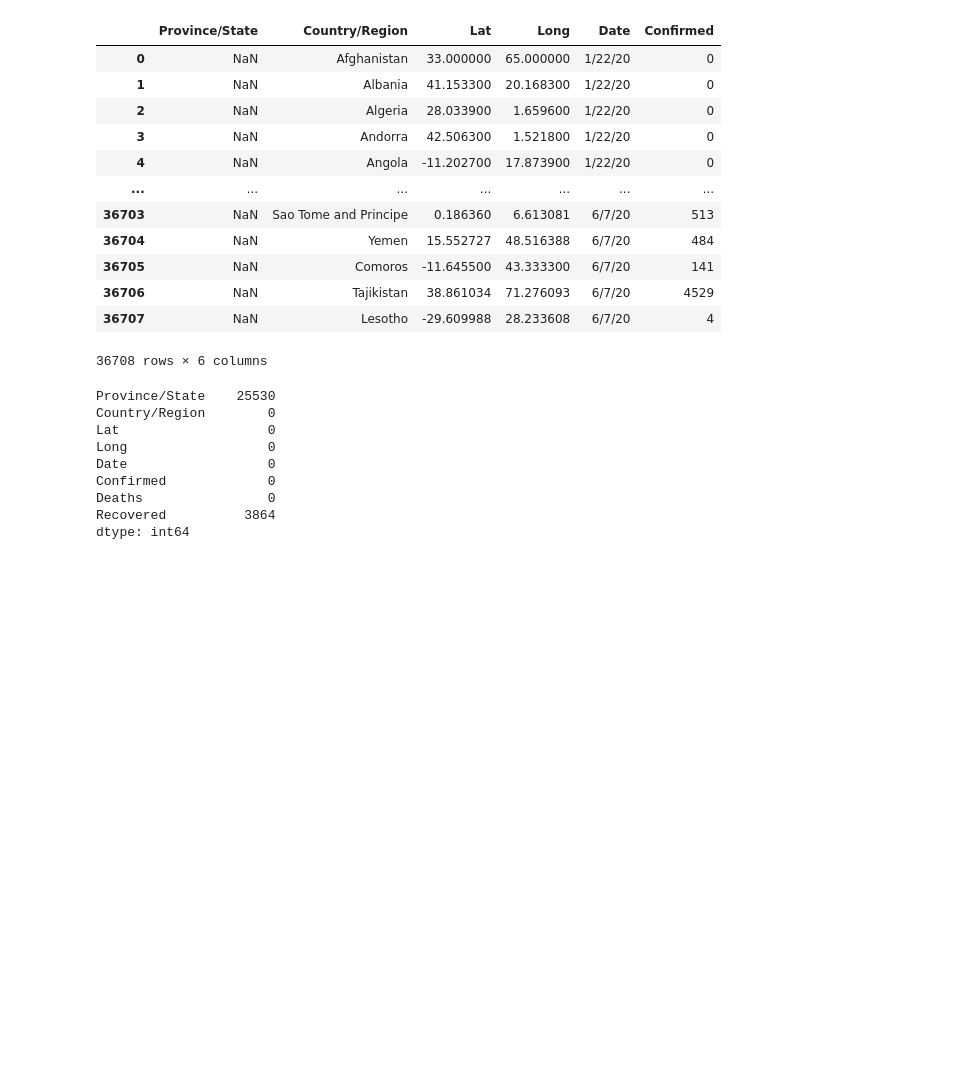
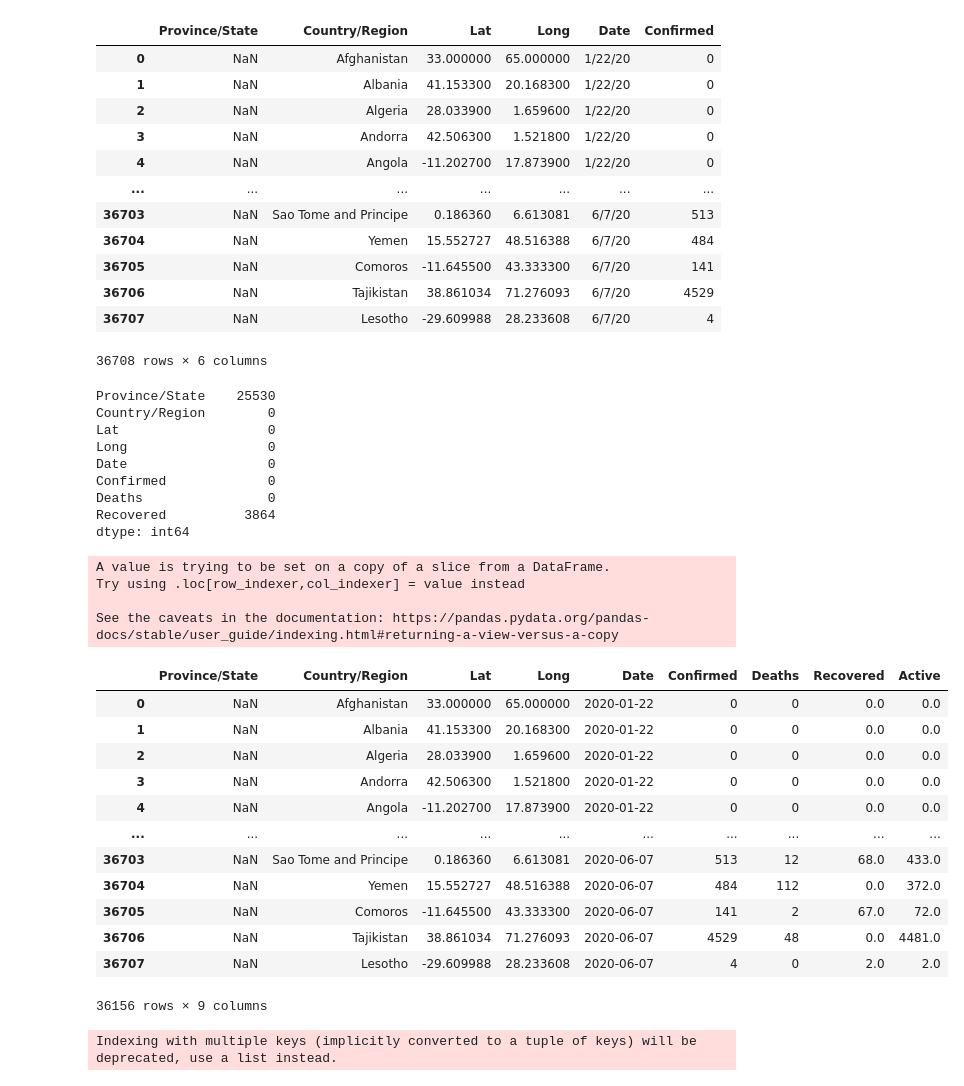
Before and after one commit to neilhsu70/DataAnalytics-Project-2, a Jupyter notebook: COVID-19.ipynb, the cells around one changed output. Drawn from its saved outputs; the diff is of its cells as text; code cells hidden in the pictures; blank space fills up the shorter version.

Commit message:
cleaned JH COVID data for figures

```diff
--- a/COVID-19.ipynb
+++ b/COVID-19.ipynb
@@ -216,3 +216,46 @@ Confirmed             0
 Deaths                0
 Recovered          3864
 dtype: int64
+# %%
+#many countries are reporting only country-wise data so Province/State NANs make sense
+#lots of NANs in recovered (replace with 0)
+full_table['Recovered'] = full_table['Recovered'].fillna(0)
+# %%
+#cruise ship corona vireus cases for Grand Princess, Diamond Princess and MS Zaandam
+#should probably be extracted
+ship_rows = full_table['Province/State'].str.contains('Grand Princess') | full_table['Province/State'].str.contains('Diamond Princess') | full_table['Country/Region'].str.contains('Diamond Princess') | full_table['Country/Region'].str.contains('MS Zaandam')
+full_ship = full_table[ship_rows]
+# %%
+#get rid of cruise ship cases from full_table
+full_table = full_table[~(ship_rows)]
+# %%
+#need to aggregate data and create an active cases column
+# Active Case = confirmed - deaths - recovered
+full_table['Active'] = full_table['Confirmed'] - full_table['Deaths'] - full_table['Recovered']
+# %% [output]
+A value is trying to be set on a copy of a slice from a DataFrame.
+Try using .loc[row_indexer,col_indexer] = value instead
+
+See the caveats in the documentation: https://pandas.pydata.org/pandas-docs/stable/user_guide/indexing.html#returning-a-view-versus-a-copy
+# %%
+full_table
+# %% [output]
+|  | Province/State | Country/Region | Lat | Long | Date | Confirmed | Deaths | Recovered | Active |
+| 0 | NaN | Afghanistan | 33.000000 | 65.000000 | 2020-01-22 | 0 | 0 | 0.0 | 0.0 |
+| 1 | NaN | Albania | 41.153300 | 20.168300 | 2020-01-22 | 0 | 0 | 0.0 | 0.0 |
+| 2 | NaN | Algeria | 28.033900 | 1.659600 | 2020-01-22 | 0 | 0 | 0.0 | 0.0 |
+| 3 | NaN | Andorra | 42.506300 | 1.521800 | 2020-01-22 | 0 | 0 | 0.0 | 0.0 |
+| 4 | NaN | Angola | -11.202700 | 17.873900 | 2020-01-22 | 0 | 0 | 0.0 | 0.0 |
+| ... | ... | ... | ... | ... | ... | ... | ... | ... | ... |
+| 36703 | NaN | Sao Tome and Principe | 0.186360 | 6.613081 | 2020-06-07 | 513 | 12 | 68.0 | 433.0 |
+| 36704 | NaN | Yemen | 15.552727 | 48.516388 | 2020-06-07 | 484 | 112 | 0.0 | 372.0 |
+| 36705 | NaN | Comoros | -11.645500 | 43.333300 | 2020-06-07 | 141 | 2 | 67.0 | 72.0 |
+| 36706 | NaN | Tajikistan | 38.861034 | 71.276093 | 2020-06-07 | 4529 | 48 | 0.0 | 4481.0 |
+| 36707 | NaN | Lesotho | -29.609988 | 28.233608 | 2020-06-07 | 4 | 0 | 2.0 | 2.0 |
+36156 rows × 9 columns
+# %%
+#aggregate data into Country/Region and group them by Data and Country/Region
+#get total count for Confirmed, Deaths, Recovered, Active
+full_grouped = full_table.groupby(['Date', 'Country/Region'])['Confirmed', 'Deaths', 'Recovered', 'Active'].sum().reset_index()
+# %% [output]
+Indexing with multiple keys (implicitly converted to a tuple of keys) will be deprecated, use a list instead.
```
Also changed, not shown: parts of 3 cells of this notebook.
